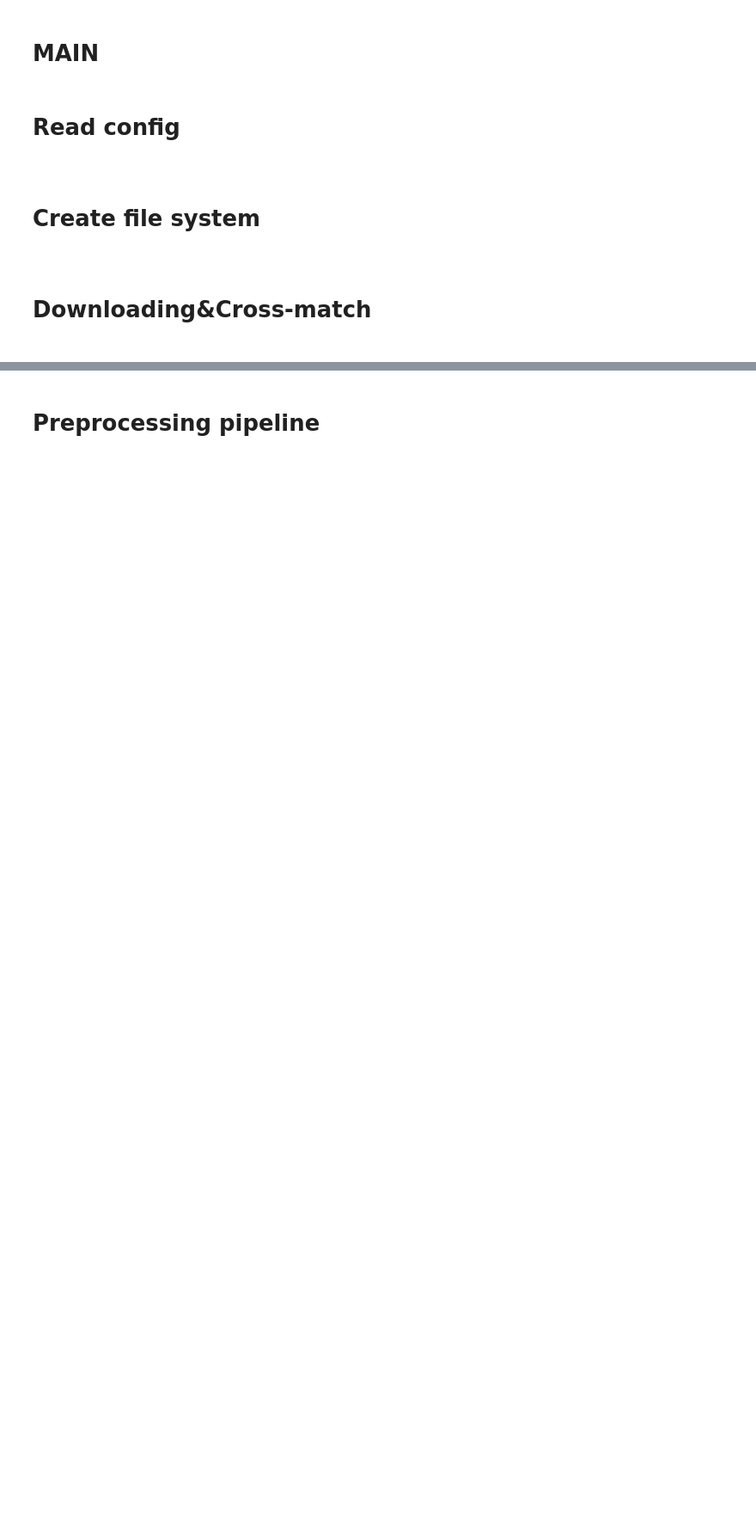
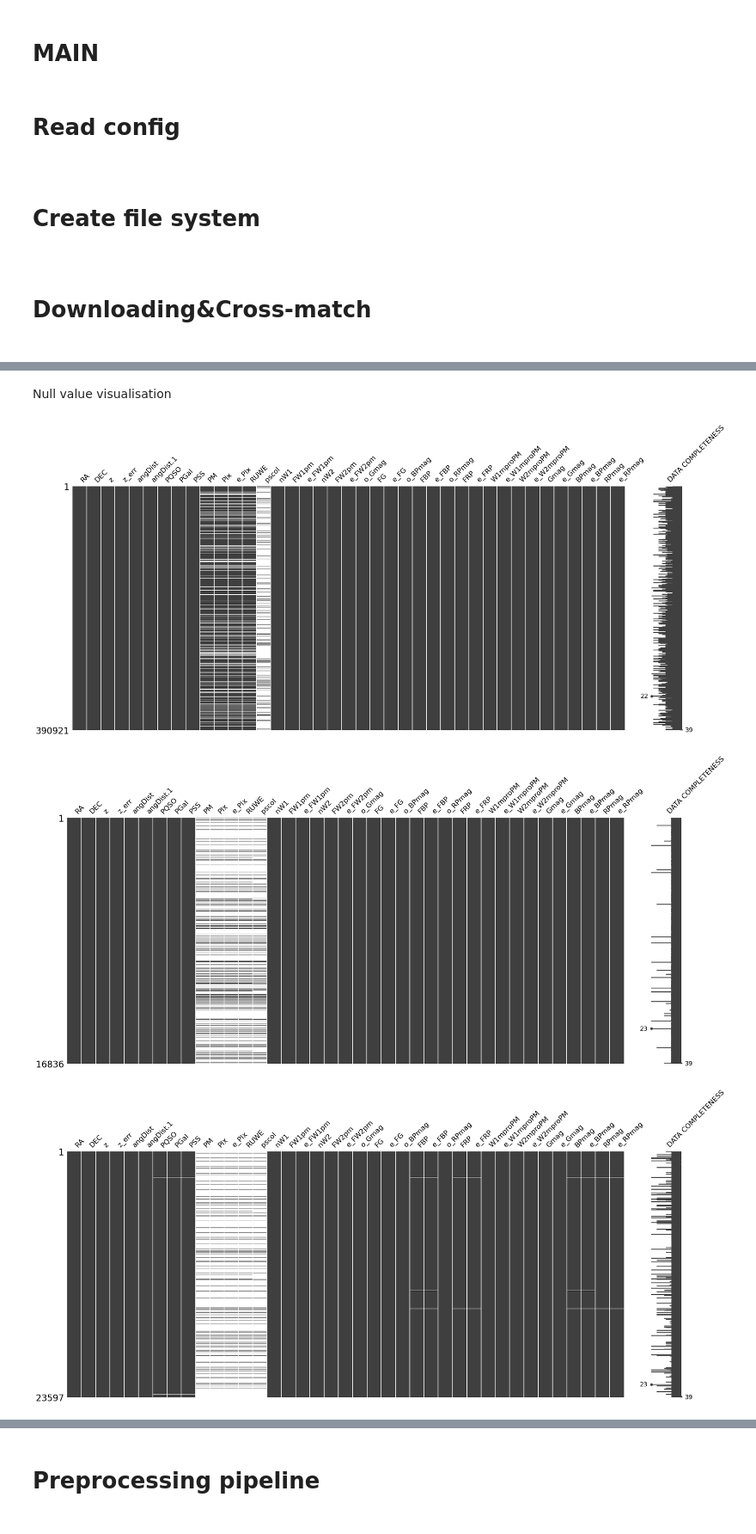
Before and after one commit to lrikozavr/extragalactic_object_locate_with_ml, a Jupyter notebook: export/main.ipynb, the cells around one changed output, grey strips where cells are left out. Shown at 86% size. Drawn from its saved outputs; the diff is of its cells as text; code cells hidden in the pictures; blank space fills up the shorter version.

```diff
--- a/export/main.ipynb
+++ b/export/main.ipynb
@@ -189,0 +197,14 @@ C:\Users\lrik\Work\agn_sdss/sample/qso_origin/1_catwise.csv
+# %% [markdown]
+Null value visualisation
+# %%
+import missingno as msno
+
+for name in config.name_class:
+    data = pd.read_csv(f'/home/lrikozavr/ML_work/agn_sdss/sample/{name}.csv', header = 0, sep = ',')
+    msno.matrix(data)
+
+del data
+# %% [output]
+[figure, added]
+[figure, added]
+[figure, added]
```
Also changed, not shown: parts of 41 cells of this notebook, 3 other files.
